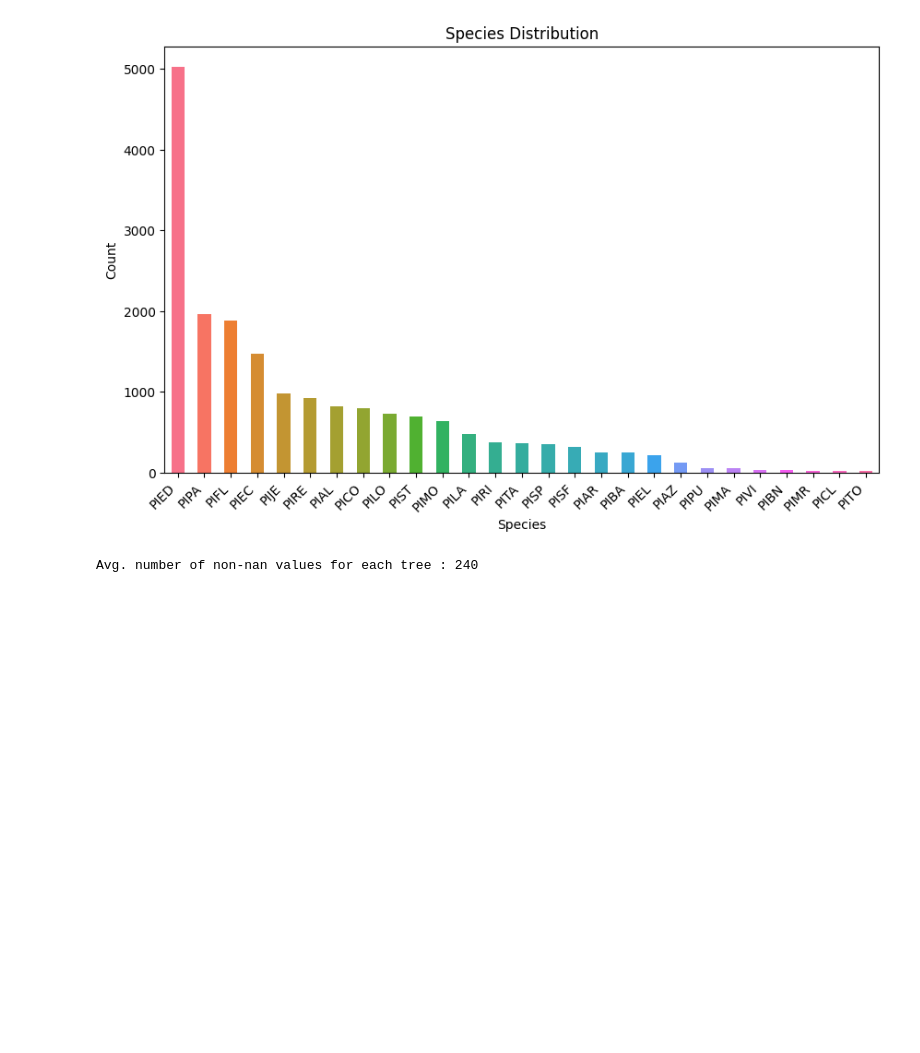
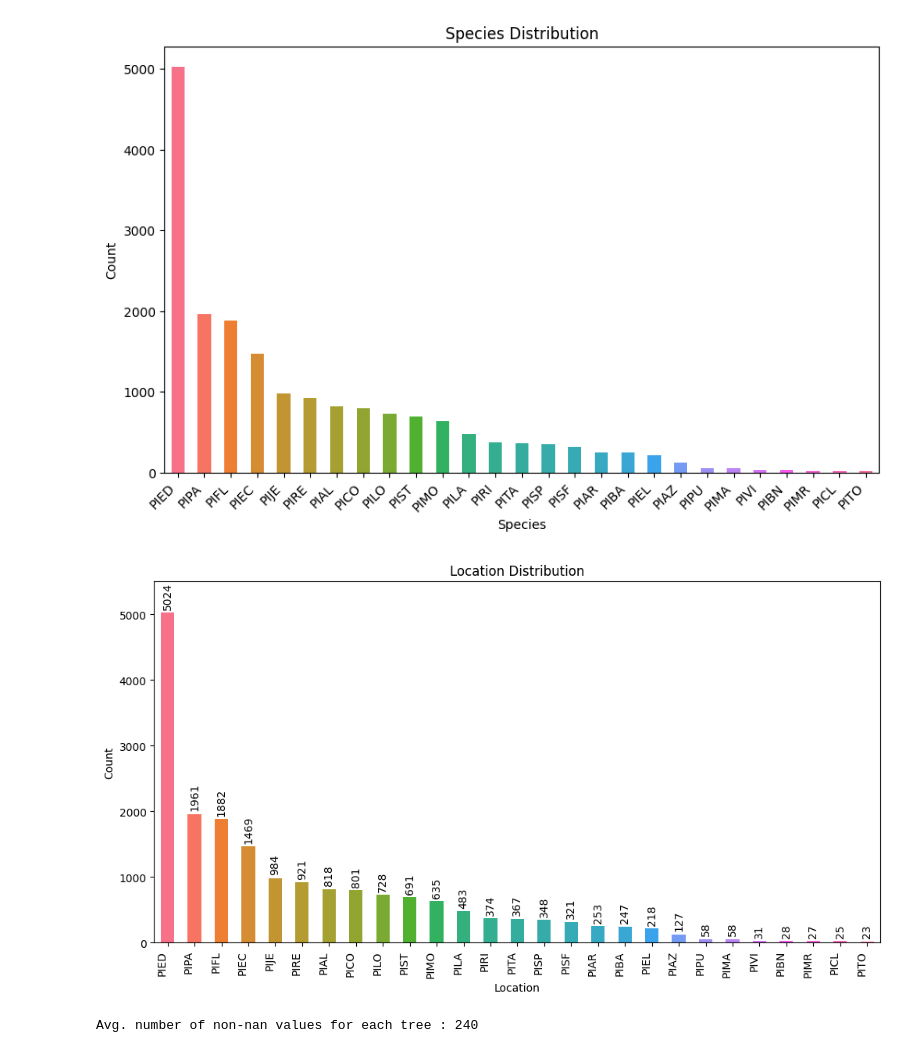
Before and after one commit to SMRayeed/Paleo-Data-Visualization, a Jupyter notebook: 03_Data_Visualization_v2.ipynb, the cells around one changed output. Cells and saved outputs as stored; diff of their text form; code cells hidden in the pictures; blank space fills up the shorter version.

```diff
--- a/03_Data_Visualization_v2.ipynb
+++ b/03_Data_Visualization_v2.ipynb
@@ -113,6 +113,26 @@ plt.xticks(rotation=45, ha='right')
 plt.show()
 # %% [output]
 [figure]
+# %%
+import seaborn as sns
+import matplotlib.pyplot as plt
+
+sns.set_palette("pastel")
+plt.figure(figsize=(12, 6))
+colors = sns.color_palette("husl", len(species_counts))
+ax = species_counts.plot(kind='bar', color=colors)
+
+for i, v in enumerate(species_counts):
+    ax.text(i, v+50, str(v), rotation=90, ha='center', va='bottom')
+
+plt.title('Location Distribution')
+plt.xlabel('Location')
+plt.ylabel('Count')
+plt.xticks(rotation=90, ha='right')
+plt.ylim(0,5500)
+plt.show()
+# %% [output]
+[figure, added]
 # %%
 print(f'Avg. number of non-nan values for each tree : {(df.count(axis=1).mean()-1):.0f}')
 # %% [output]
```
